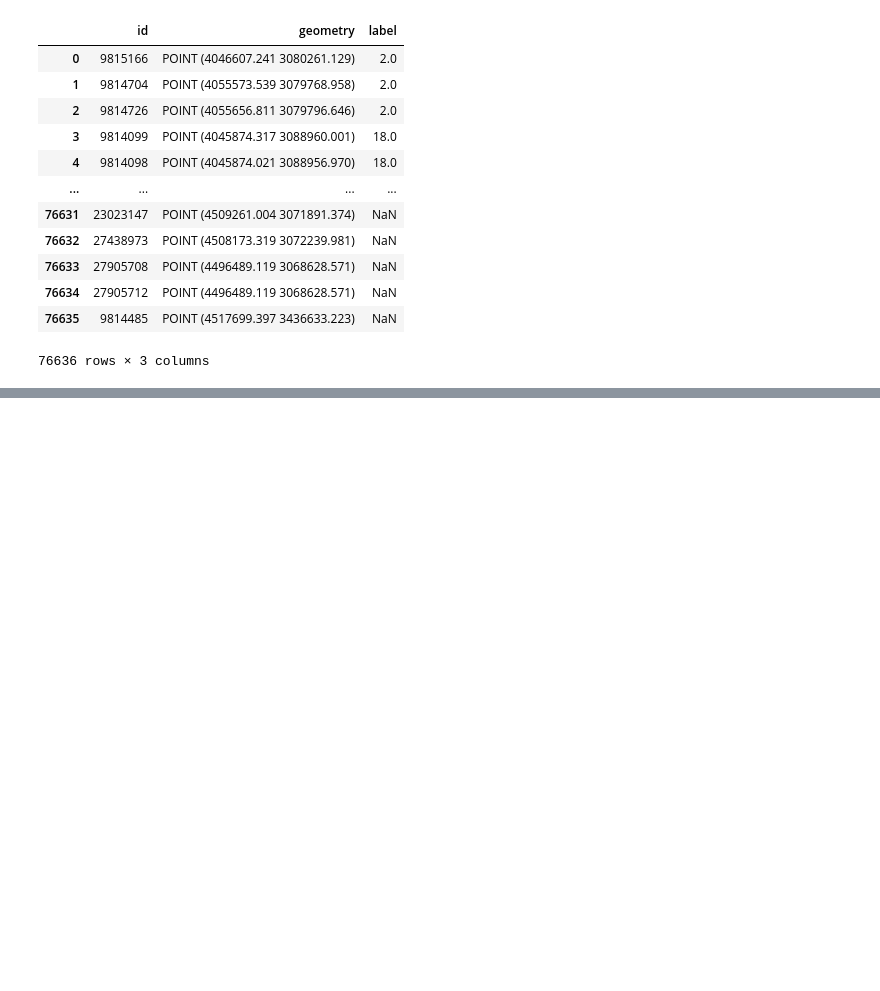
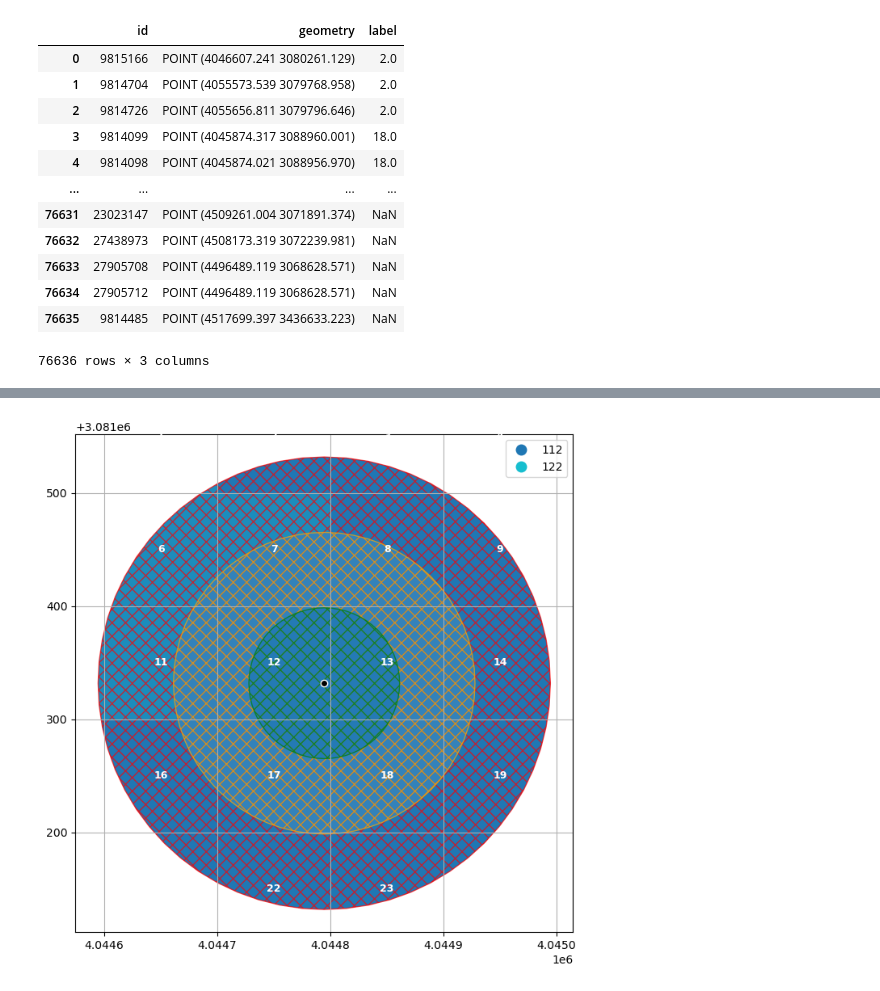
Before and after one commit to mfherrm/BioOTon, a Jupyter notebook: CORINE.ipynb, the cells around one changed output, grey strips where cells are left out. Drawn from its saved outputs; the diff is of its cells as text; code cells hidden in the pictures; blank space fills up the shorter version.

```diff
--- a/CORINE.ipynb
+++ b/CORINE.ipynb
@@ -1223,0 +1085,17 @@ KeyboardInterrupt:
+# %%
+distance = 200
+corine_dir = "F:\\Persönliches\\Git\\BioOTon"
+recording_dir = "Z:\\Audio_data\\Dawn_chorus_raw_data"
+dir_files = os.listdir(corine_dir)
+
+raster_file = os.path.join(corine_dir, list(compress(dir_files, [file.endswith("clip.tif") for file in dir_files]))[0])
+dbf_file = os.path.join(corine_dir, list(compress(dir_files, [file.endswith("vat.dbf") for file in dir_files]))[0])
+
+# Get DBF File
+dbf_data = DBF(dbf_file)
+dbf_df = pd.DataFrame(iter(dbf_data))
+
+points = getSoundLocations(recording_dir)
+points["label"] = np.nan
+
+print("Loading raster.")
@@ -1223,0 +1240,29 @@ KeyboardInterrupt:
+# %%
+geodataframe = joined_df
+fig, ax = plt.subplots(1, 1, figsize=(10, 8))
+
+geodataframe.plot(ax=ax, column="CODE_18", legend=True)
+
+colors = ["red", "orange", "green"]
+for idx, x in enumerate(list(reversed(buffers))):
+    x.plot(ax=ax, facecolor=None, hatch='XX', edgecolor=colors[idx], alpha=0.7)
+plt.scatter(content.geometry.x, content.geometry.y,  color='black', edgecolor='white')
+ax.xaxis.set_major_locator(ticker.MultipleLocator(100))
+ax.yaxis.set_major_locator(ticker.MultipleLocator(100))
+plt.grid()
+for idx, row in geo_df.iterrows():
+    # Get square center
+    centroid_x = row.geometry.centroid.x
+    centroid_y = row.geometry.centroid.y
+
+    ax.annotate(
+        text=str(idx),
+        xy=(centroid_x, centroid_y),
+        ha='center',
+        va='center',
+        fontsize=9,
+        color='white',
+        fontweight='bold'
+    )
+# %% [output]
+[figure, added]
```
Also changed, not shown: parts of 27 cells of this notebook.
